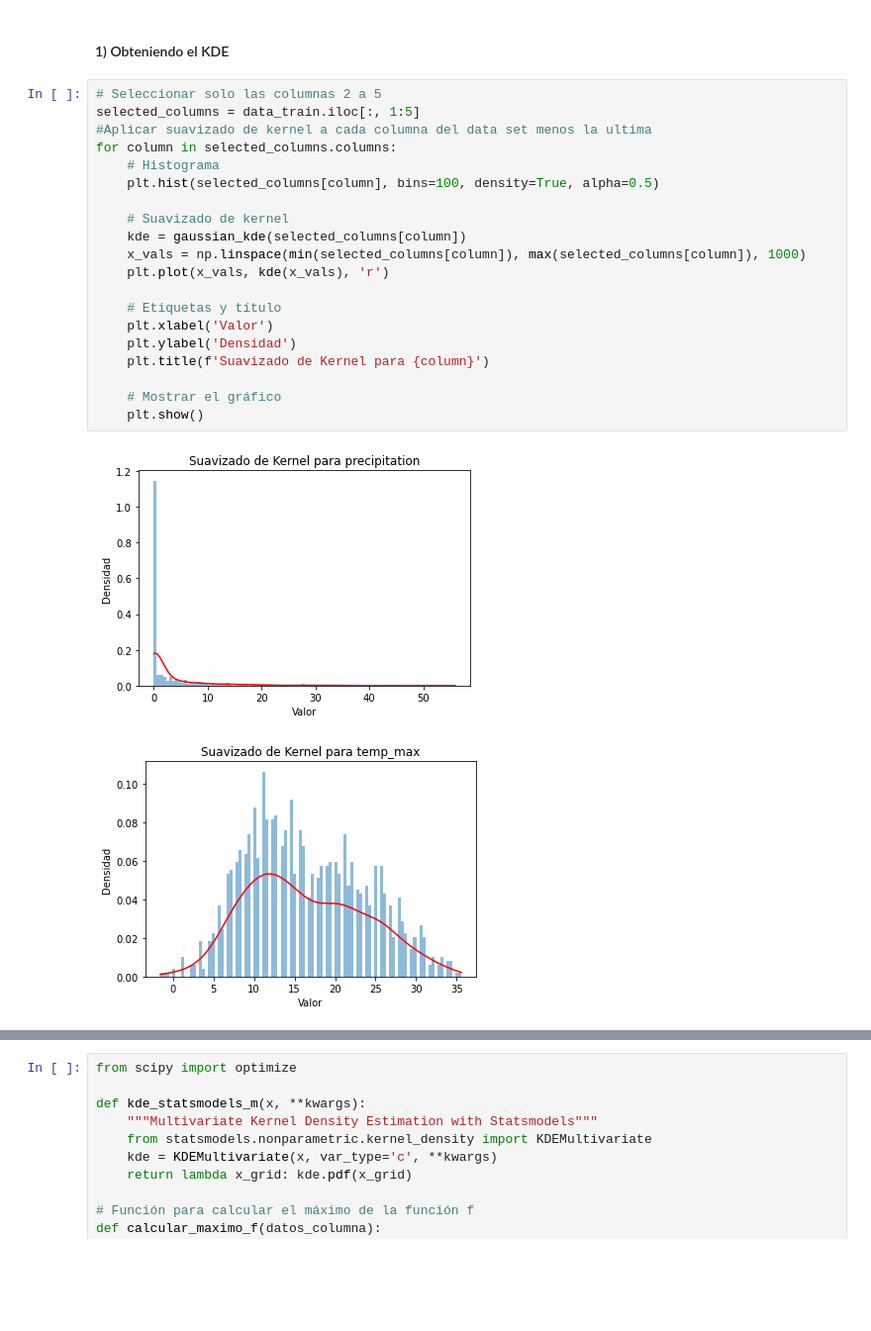
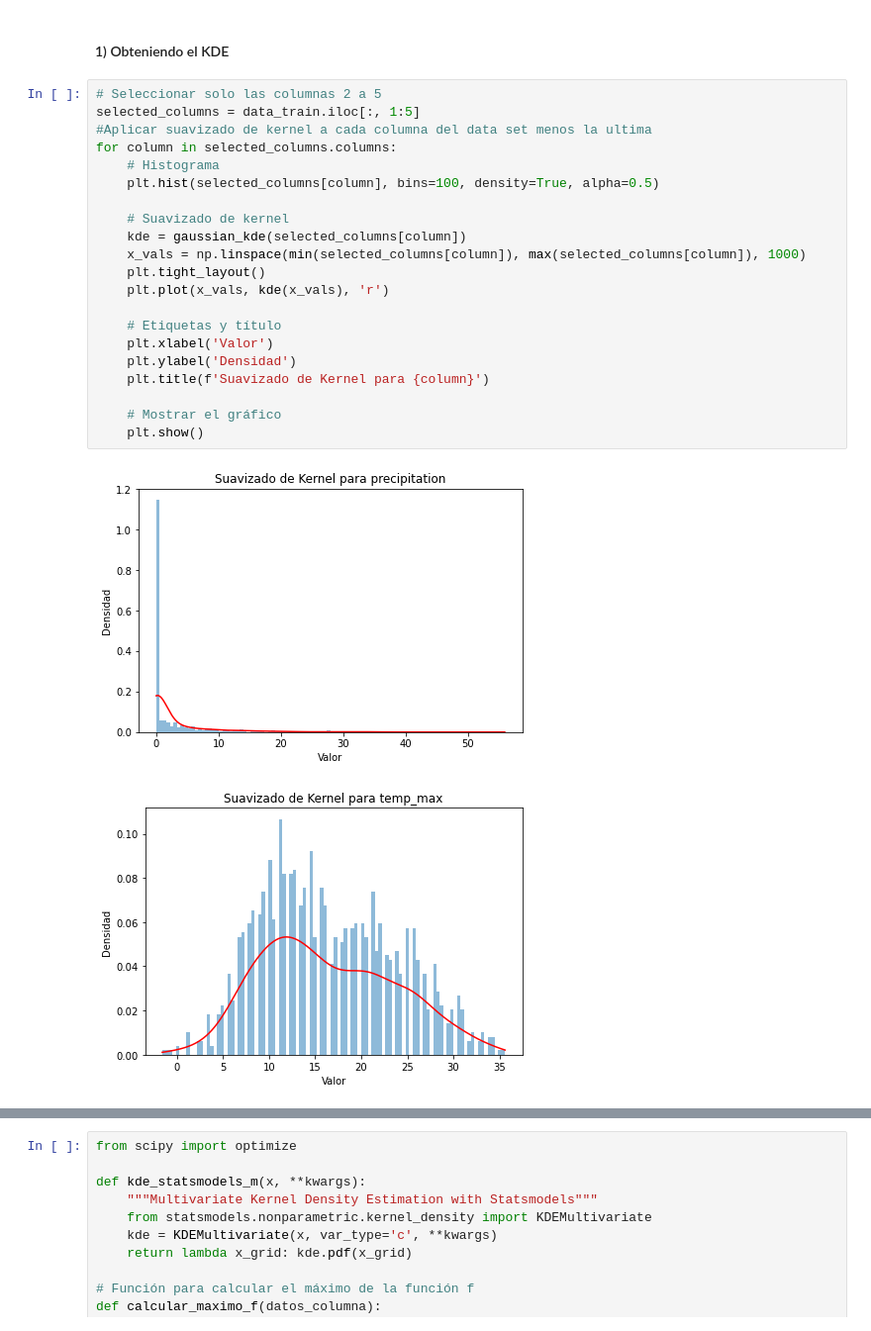
Before and after one commit to JuanPablo0719/Proyecto_Modulo1, a Jupyter notebook: GuiaProyecto (1)-Copy1.ipynb, the cells around one changed output, grey strips where cells are left out. Shown at 99% size. Drawn from its saved outputs; the diff is of its cells as text; blank space fills up the shorter version.

```diff
--- a/GuiaProyecto (1)-Copy1.ipynb
+++ b/GuiaProyecto (1)-Copy1.ipynb
@@ -200,23 +203,24 @@ print(data_train)
 # %%
 # Seleccionar solo las columnas 2 a 5
 selected_columns = data_train.iloc[:, 1:5]
 #Aplicar suavizado de kernel a cada columna del data set menos la ultima
 for column in selected_columns.columns:
     # Histograma
     plt.hist(selected_columns[column], bins=100, density=True, alpha=0.5)
 
     # Suavizado de kernel
     kde = gaussian_kde(selected_columns[column])
     x_vals = np.linspace(min(selected_columns[column]), max(selected_columns[column]), 1000)
+    plt.tight_layout()
     plt.plot(x_vals, kde(x_vals), 'r')
 
     # Etiquetas y título
     plt.xlabel('Valor')
     plt.ylabel('Densidad')
     plt.title(f'Suavizado de Kernel para {column}')
 
     # Mostrar el gráfico
     plt.show()
 # %% [output]
-[figure, old version]
+[figure, new version]
-[figure, old version]
+[figure, new version]
```
Also changed, not shown: parts of 52 cells of this notebook.
